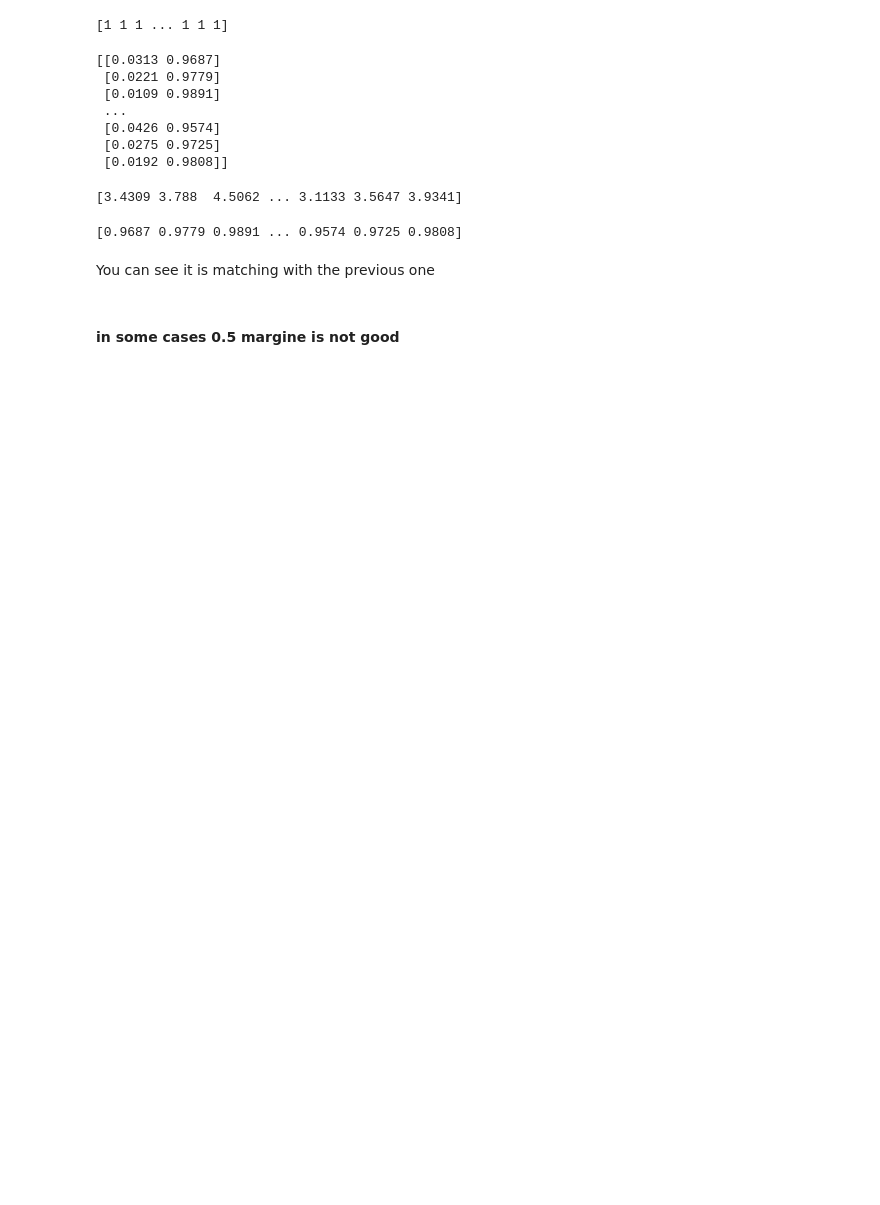
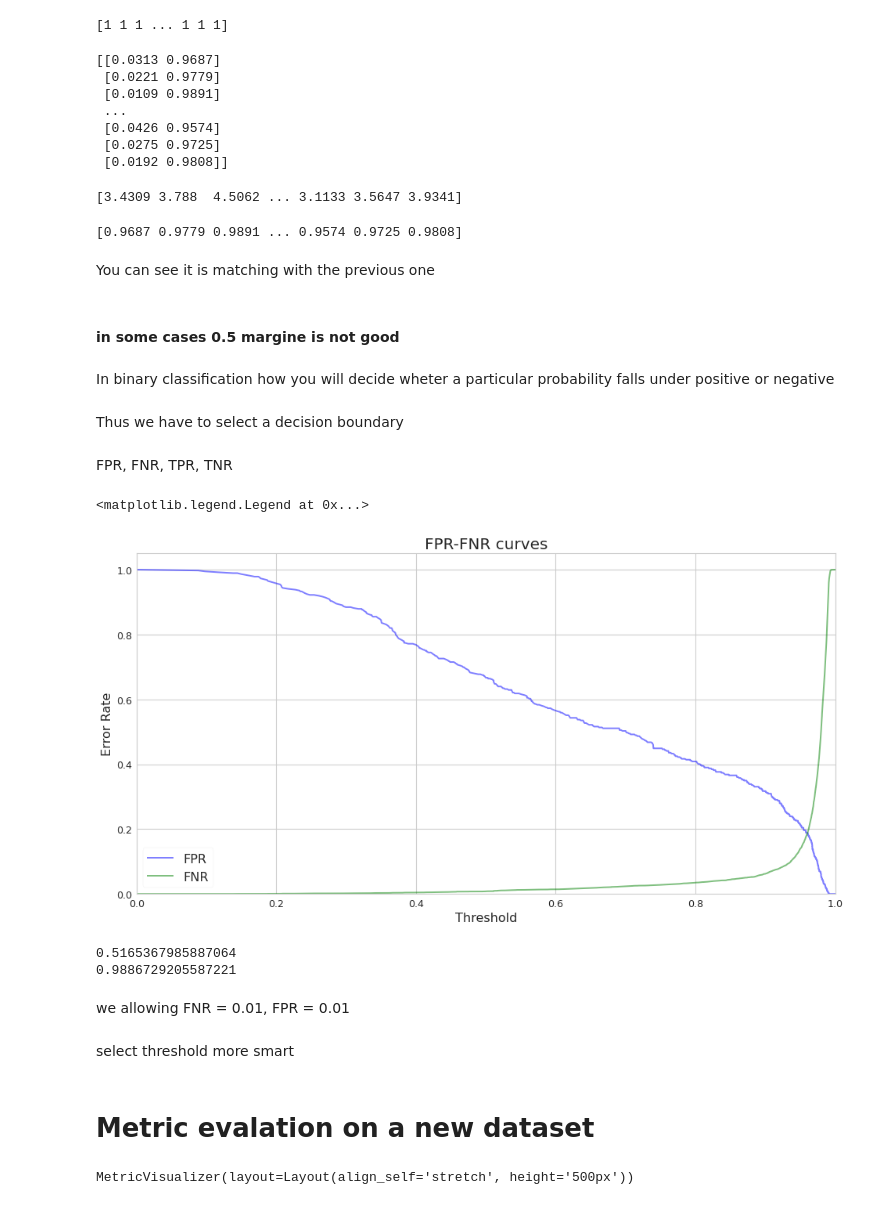
Before and after one commit to yash-meshram/Machine-Learning-Practice, a Jupyter notebook: catboost/Untitled.ipynb, the cells around one changed output. Drawn from its saved outputs; the diff is of its cells as text; code cells hidden in the pictures; blank space fills up the shorter version.

```diff
--- a/catboost/Untitled.ipynb
+++ b/catboost/Untitled.ipynb
@@ -186,6 +186,6 @@ model2 = CatBoostClassifier(
                             train_dir='learning_rate_0.01'
 )
 
-model1.fit(train_pool, eval_set=val_pool, verbose=20)
-model2.fit(train_pool, eval_set=val_pool, verbose=20)
+model1.fit(train_pool, eval_set=val_pool, verbose=20, plot = True)
+model2.fit(train_pool, eval_set=val_pool, verbose=20, plot = True)
 # %% [output]
@@ -478,3 +480,61 @@ print(probalities)
 You can see it is matching with the previous one
 # %% [markdown]
 #### in some cases 0.5 margine is not good
+# %% [markdown]
+In binary classification how you will decide wheter a particular probability falls under positive or negative
+# %% [markdown]
+Thus we have to select a decision boundary
+# %% [markdown]
+FPR, FNR, TPR, TNR
+# %%
+import matplotlib.pyplot as plt
+from catboost.utils import get_roc_curve, get_fpr_curve, get_fnr_curve
+
+curve = get_roc_curve(model, val_pool)
+(fpr, tpr, thresholds) = curve
+(thresholds, fpr) = get_fpr_curve(curve=curve)
+(thresholds, fnr) = get_fnr_curve(curve=curve)
+# %%
+plt.figure(figsize=(16, 8))
+style = {'alpha': 0.5, 'lw':2}
+
+plt.plot(thresholds, fpr, color = 'blue', label = 'FPR', **style)
+plt.plot(thresholds, fnr, color = 'green', label = 'FNR', **style)
+
+plt.xlim([0.0, 1.0])
+plt.ylim([0.0, 1.05])
+# plt.xticks(fontsize = 16)
+# plt.yticks(fontsize = 16)
+plt.grid(True)
+plt.xlabel('Threshold', fontsize=16)
+plt.ylabel('Error Rate', fontsize=16)
+plt.title('FPR-FNR curves', fontsize=20)
+plt.legend(loc = 'lower left', fontsize=16)
+# %% [output]
+<matplotlib.legend.Legend at 0x...>
+[figure, added]
+# %%
+from catboost.utils import select_threshold
+
+print(select_threshold(model, val_pool, FNR=0.01))
+print(select_threshold(model, val_pool, FPR=0.01))
+# %% [output]
+0.5165367985887064
+0.9886729205587221
+# %% [markdown]
+we allowing FNR = 0.01, FPR = 0.01
+# %% [markdown]
+select threshold more smart
+# %% [markdown]
+# Metric evalation on a new dataset
+# %%
+metrics = model.eval_metrics(
+    data = val_pool,
+    metrics=['Logloss', 'AUC'],
+    ntree_start=0,
+    ntree_end=0,
+    eval_period=1,
+    plot=True
+)
+# %% [output]
+MetricVisualizer(layout=Layout(align_self='stretch', height='500px'))
```
Also changed, not shown: parts of 46 cells of this notebook, 39 other files.
